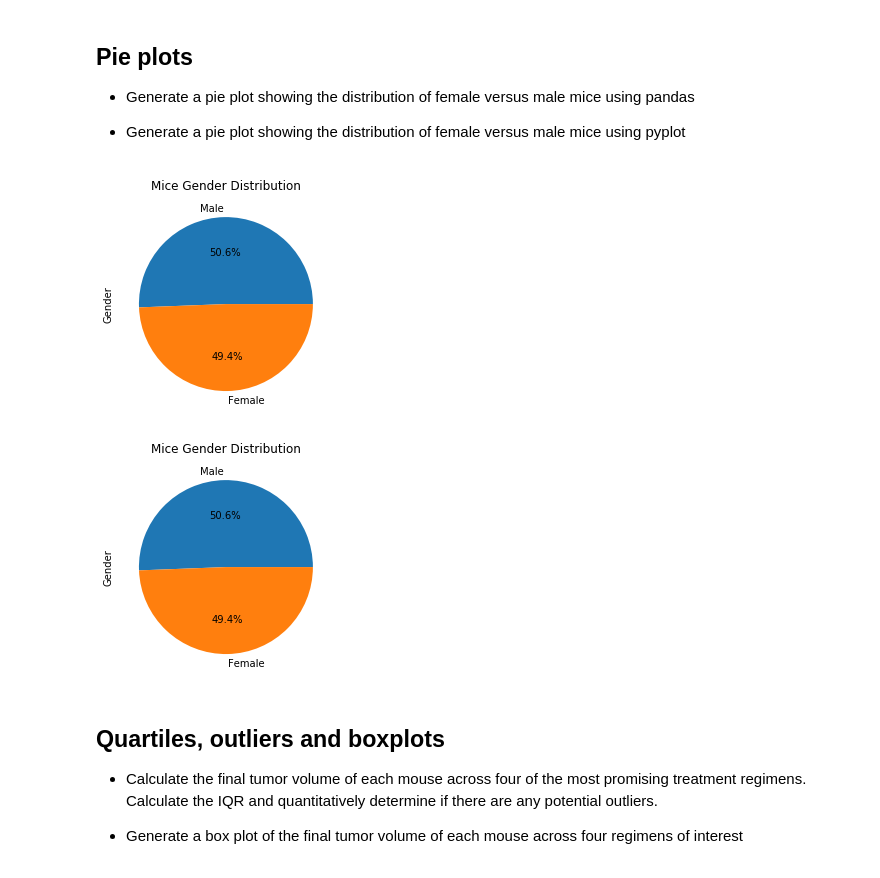
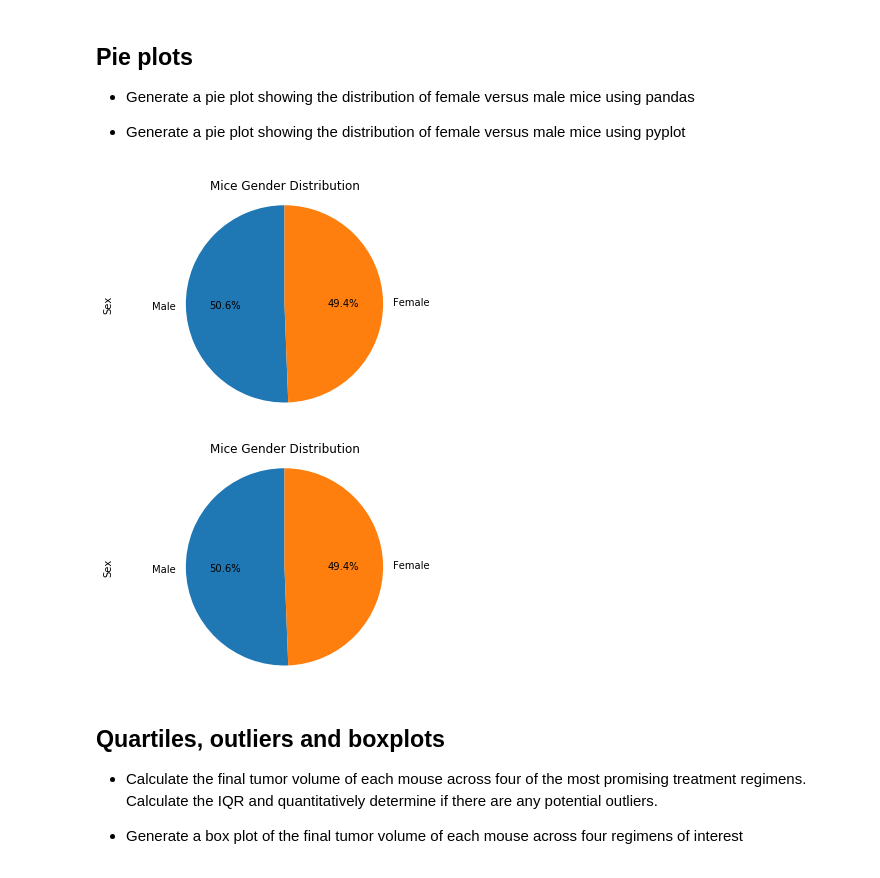
Before and after one commit to theriotn95/Pymaceuticals, a Jupyter notebook: pymaceuticals_study.ipynb, the cells around one changed output. Saved outputs shown, nothing was run; the diff lists cells and outputs as text; code cells hidden in the pictures.

```diff
--- a/pymaceuticals_study.ipynb
+++ b/pymaceuticals_study.ipynb
@@ -114,25 +123,31 @@ plt.show()
 # %%
 #With pandas create a pie plot showing the distribution of female versus male mice
 
 gen_df = study_df["Sex"].value_counts()
-gen_df.plot.pie(autopct = "%1.1f%%")
-plt.ylabel("Gender")
+
+gen_df.plot(kind="pie", autopct = "%1.1f%%", startangle = 90, title = "Mice Gender Distribution")
+
+plt.axis("equal")
+
 plt.title("Mice Gender Distribution")
 
 plt.show()
 # %% [output]
-[figure, old version]
+[figure, new version]
 # %%
 #With pyplot create a pie plot shwoing the distribution of female versus male mice
 
-plt.pie(gen_df, labels = gen_df.index, autopct = "%1.1f%%")
+plt.pie(gen_df, labels = gen_df.index, autopct = "%1.1f%%", startangle = 90)
 
-plt.ylabel("Gender")
+plt.axis("equal")
+
+plt.ylabel("Sex")
+
 plt.title("Mice Gender Distribution")
 
 plt.show()
 # %% [output]
-[figure, old version]
+[figure, new version]
 # %% [markdown]
 ## Quartiles, outliers and boxplots
 * Calculate the final tumor volume of each mouse across four of the most promising treatment regimens. Calculate the IQR and quantitatively determine if there are any potential outliers.
```
Also changed, not shown: parts of 11 cells of this notebook.
